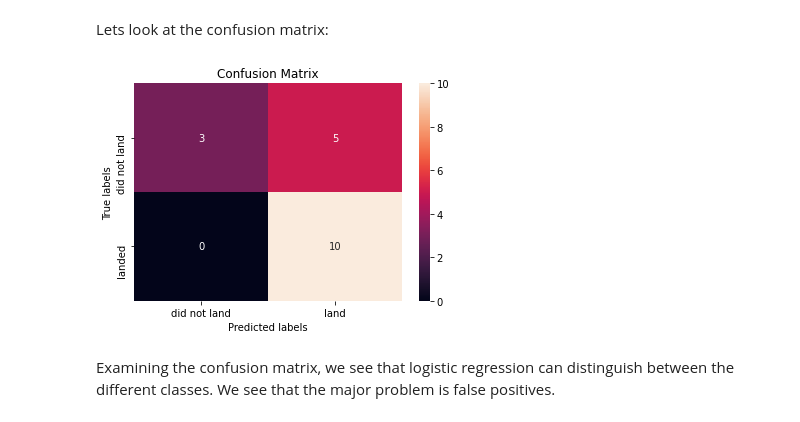
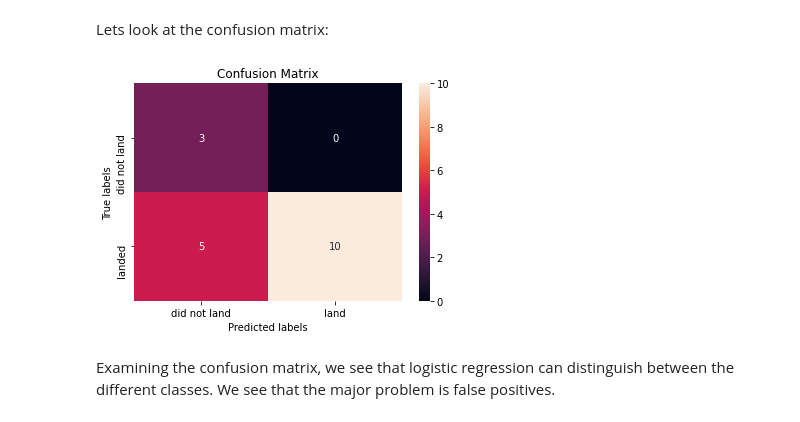
Before and after one commit to Kantarelis/IBM-Data-Science-Professional-Certificate, a Jupyter notebook: SpaceY-Machine_Learning_Prediction-Part5.ipynb, the cells around one changed output. Drawn from its saved outputs; the diff is of its cells as text; code cells hidden in the pictures.

```diff
--- a/SpaceY-Machine_Learning_Prediction-Part5.ipynb
+++ b/SpaceY-Machine_Learning_Prediction-Part5.ipynb
@@ -214,9 +214,9 @@ lr_score
 Lets look at the confusion matrix:
 # %%
 yhat=best_lr.predict(X_test)
-plot_confusion_matrix(Y_test,yhat)
+plot_confusion_matrix(yhat, Y_test)
 # %% [output]
-[figure, old version]
+[figure, new version]
 # %% [markdown]
 Examining the confusion matrix, we see that logistic regression can distinguish between the different classes.  We see that the major problem is false positives.
 # %% [markdown]
```
Also changed, not shown: parts of 7 cells of this notebook.
